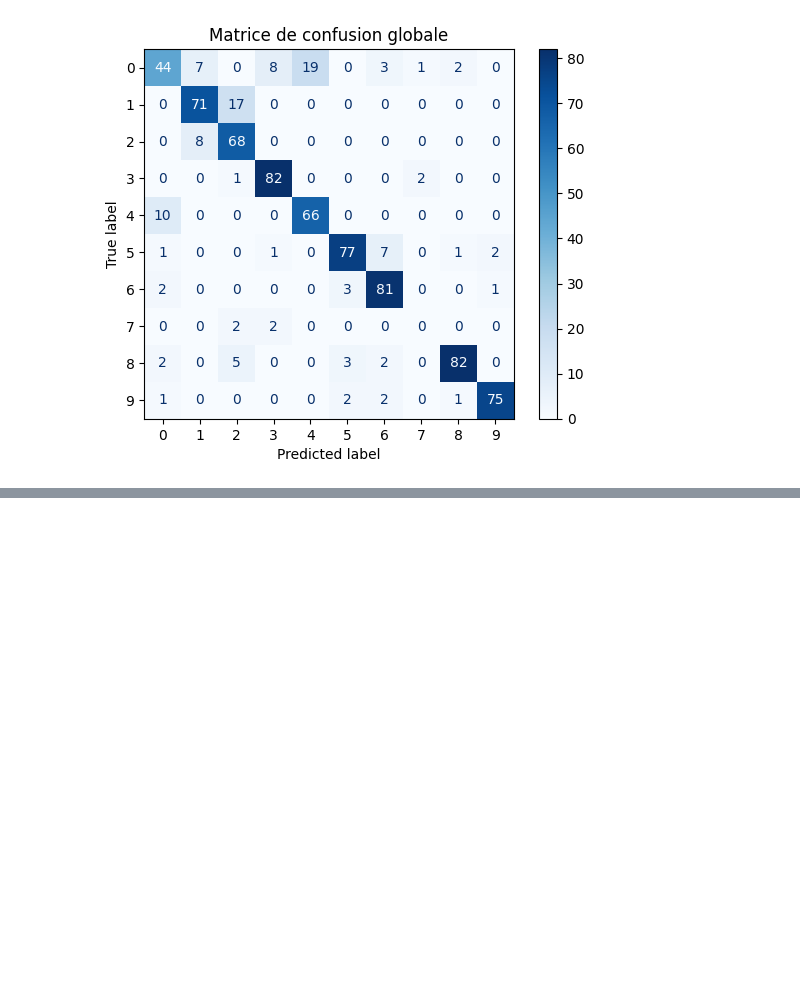
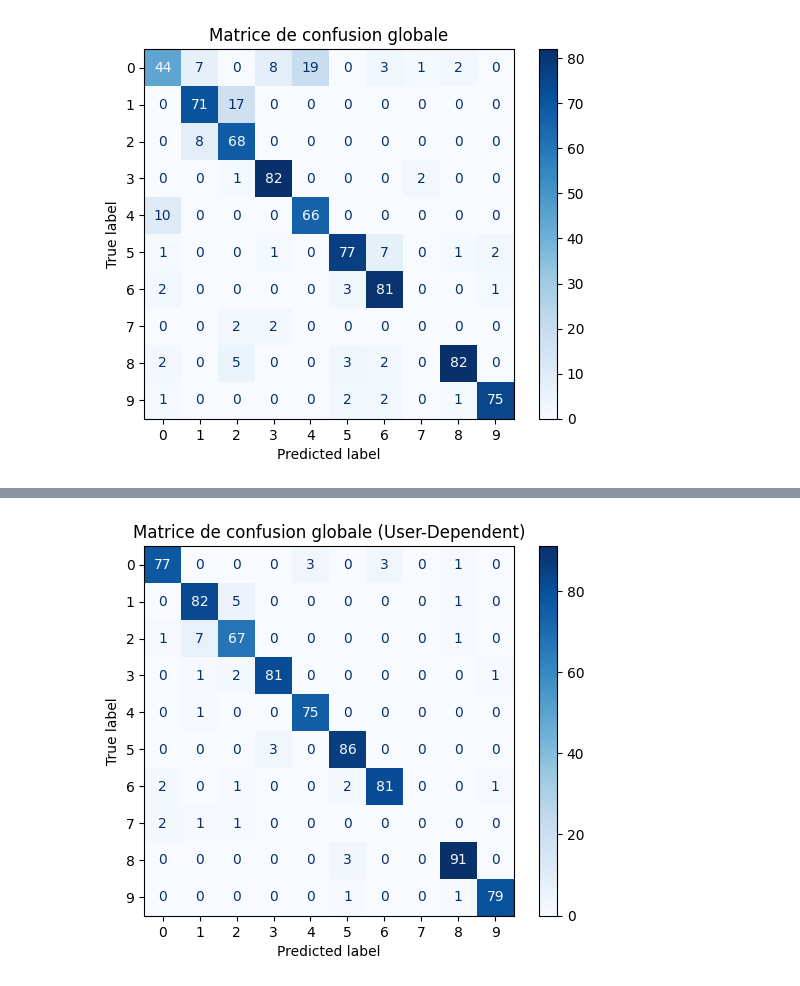
Before and after one commit to nmohymont/Gesture-Recognition-Project, a Jupyter notebook: Jpynb_Gesture_Recognition_project.ipynb, the cells around one changed output, grey strips where cells are left out. Cells and saved outputs as stored; diff of their text form; code cells hidden in the pictures; blank space fills up the shorter version.

Commit message:
Cross validation User Dependent

```diff
--- a/Jpynb_Gesture_Recognition_project.ipynb
+++ b/Jpynb_Gesture_Recognition_project.ipynb
@@ -392,0 +395,84 @@ Ecart-type des accuracies par utilisateur : 0.19
+# %%
+def split_by_user_and_class(data):
+    split_data = {}
+    for gesture in data:
+        user_id = gesture['subject_id']
+        digit = gesture['digit']
+        key = (user_id, digit)
+
+        if key not in split_data:
+            split_data[key] = []
+        split_data[key].append(gesture)
+
+    return split_data
+# %%
+def cross_validation_user_dependent(data, k=3, plot_confusion=True):
+    split_data = split_by_user_and_class(data)
+
+    accuracies = []
+    all_y_true = []
+    all_y_pred = []
+
+    users_unique = sorted(list(set([cle[0] for cle in split_data.keys()])))
+    numbers_unique = sorted(list(set([cle[1] for cle in split_data.keys()])))
+
+    for fold in range(10):
+        print(f"Fold {fold + 1}/10...")
+        y_true_fold = []
+        y_pred_fold = []
+
+        for user in users_unique:
+            test_gestures = []
+            training_gestures = []
+
+            for digit in numbers_unique:
+                key = (user, digit)
+
+                if key not in split_data:
+                    continue
+
+                samples = split_data[key]
+
+                if fold >= len(samples):
+                    continue
+
+                test_sample = samples[fold]
+                train_samples = [s for i, s in enumerate(samples) if i != fold]
+
+                test_gestures.append(test_sample)
+                training_gestures.extend(train_samples)
+
+            if not test_gestures:
+                continue
+
+            y_true = [gesture['digit'] for gesture in test_gestures]
+            y_pred = [knn(gesture, training_gestures, k=k) for gesture in test_gestures]
+
+            y_true_fold.extend(y_true)
+            y_pred_fold.extend(y_pred)
+
+
+        if y_true_fold:
+            accur = accuracy_score(y_true_fold, y_pred_fold)
+            print(f"Accuracy for fold {fold + 1}: {accur:.2f}")
+            accuracies.append(accur)
+
+            all_y_true.extend(y_true_fold)
+            all_y_pred.extend(y_pred_fold)
+
+    overall_accuracy = np.mean(accuracies)
+    std_accuracy = np.std(accuracies)
+    print(f" Moyenne des Accuracy: {overall_accuracy:.2f}")
+    print(f"Ecart-type des accuracies par fold : {std_accuracy:.2f}")
+
+    if plot_confusion:
+        cm = confusion_matrix(all_y_true, all_y_pred)
+        disp = ConfusionMatrixDisplay(confusion_matrix=cm, display_labels=sorted(set(all_y_true)))
+        disp.plot(cmap=plt.cm.Blues)
+        plt.title("Matrice de confusion globale (User-Dependent)")
+        plt.show()
+
+    return overall_accuracy, std_accuracy
+
+accuracy_ud, std_accuracy_ud = cross_validation_user_dependent(df_mots.to_dict(orient='records'), k=3)
+# %% [output]
@@ -392,0 +496 @@ Ecart-type des accuracies par utilisateur : 0.19
+[figure, added]
```
Also changed, not shown: parts of 3 cells of this notebook.
